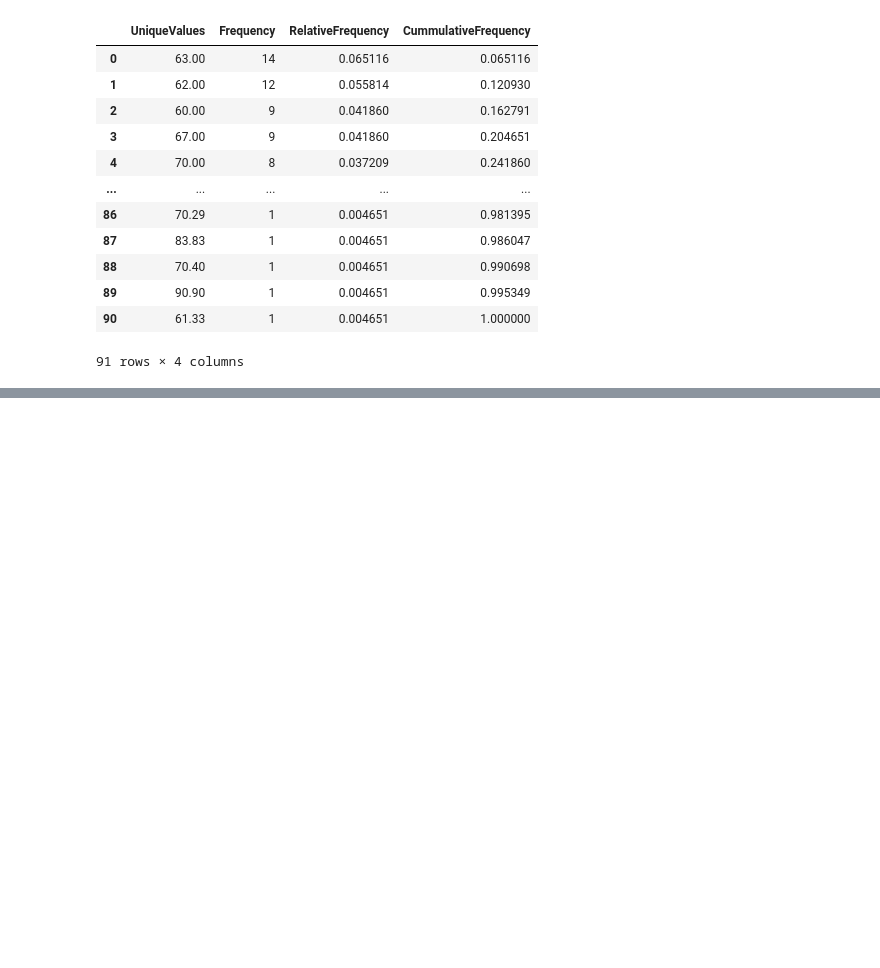
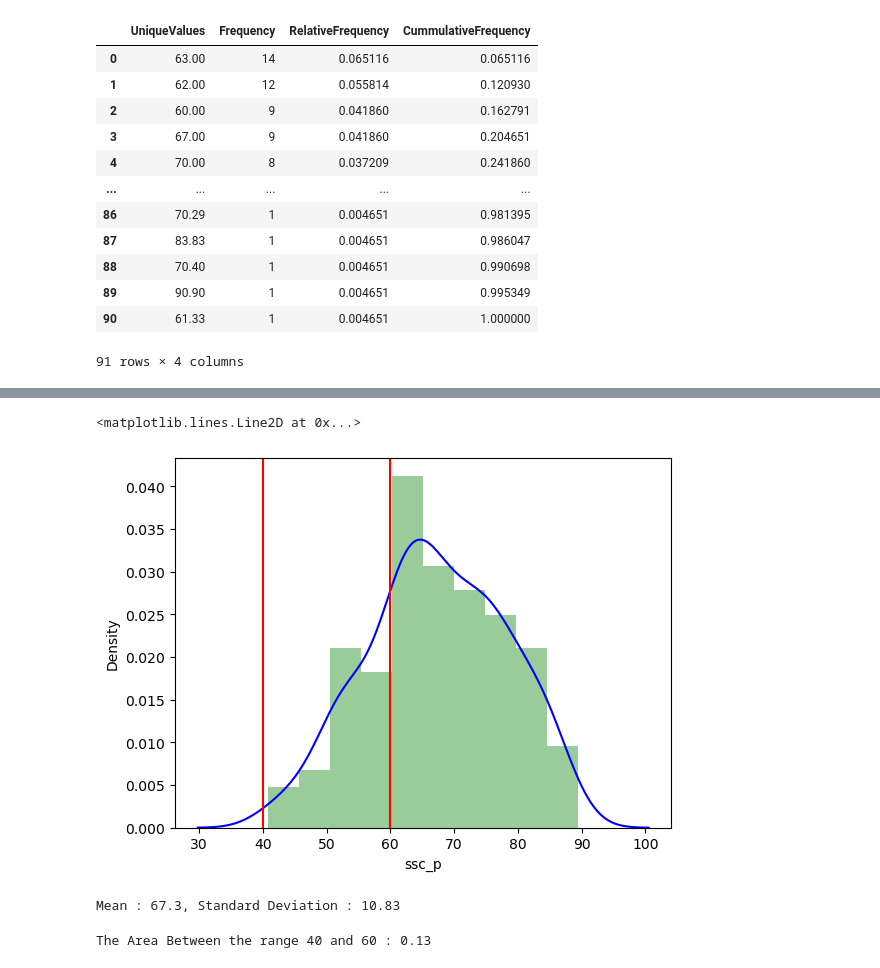
Before and after one commit to ThanigaivelGanapathi/Datascience, a Jupyter notebook: Univariate/Univariate.ipynb, the cells around one changed output, grey strips where cells are left out. Cells and saved outputs as stored; diff of their text form; code cells hidden in the pictures; blank space fills up the shorter version.

```diff
--- a/Univariate/Univariate.ipynb
+++ b/Univariate/Univariate.ipynb
@@ -162,0 +215,22 @@ frequency_tble_
+# %%
+ax = sns.distplot(dataset["ssc_p"],kde = True,kde_kws = {'color':'blue'},color = 'green')
+pyplot.axvline(40,color= "red")
+pyplot.axvline(60,color= "red")
+# %% [output]
+<matplotlib.lines.Line2D at 0x...>
+[figure, added]
+# %%
+sample = dataset["ssc_p"]
+sample_mean = round(sample.mean(),2)
+sample_std = round(sample.std(),2)
+print(f"Mean : {sample_mean}, Standard Deviation : {sample_std} ")
+# %% [output]
+Mean : 67.3, Standard Deviation : 10.83
+# %%
+dist = norm(40,60)
+values = [value for value in range(40,60)]
+probs = [dist.pdf(value) for value in values]
+
+print(f"The Area Between the range 40 and 60 : {round(sum(probs),2)}")
+# %% [output]
+The Area Between the range 40 and 60 : 0.13
```
Also changed, not shown: parts of 7 cells of this notebook, 1 other file.
